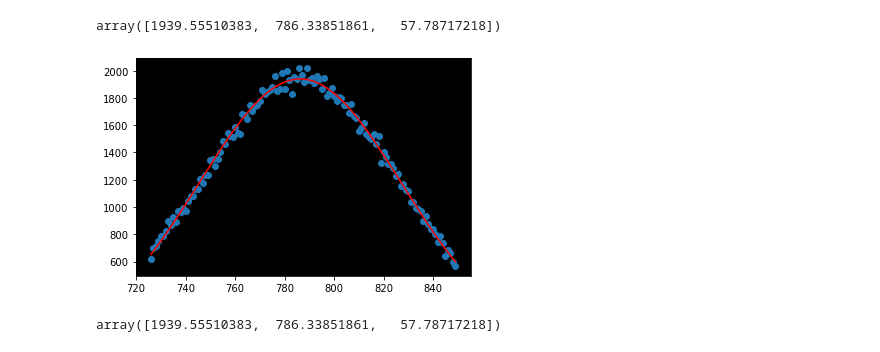
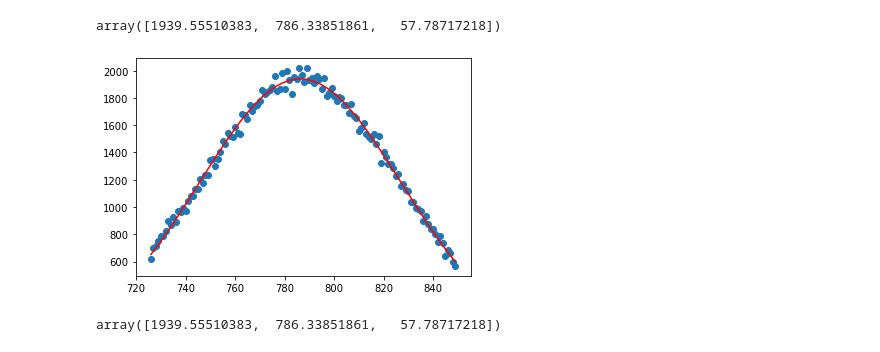
Before and after one commit to lukepolson/youtube_channel, a Jupyter notebook: Python Tutorial Series/curvefit1.ipynb, the cells around one changed output. Drawn from its saved outputs; the diff is of its cells as text; code cells hidden in the pictures.

```diff
--- a/Python Tutorial Series/curvefit1.ipynb
+++ b/Python Tutorial Series/curvefit1.ipynb
@@ -162,11 +162,9 @@ y_model = gauss_f(x_model, A_opt, mu_opt, sig_opt)
 # %%
 plt.scatter(x_data, y_data)
 plt.plot(x_model, y_model, color='r')
-ax=plt.axes()
-ax.set_facecolor('k')
 plt.show()
 # %% [output]
-[figure, old version]
+[figure, new version]
 # %%
 popt
 # %% [output]
```
Also changed, not shown: parts of 1 cell of this notebook, 1 other file.
